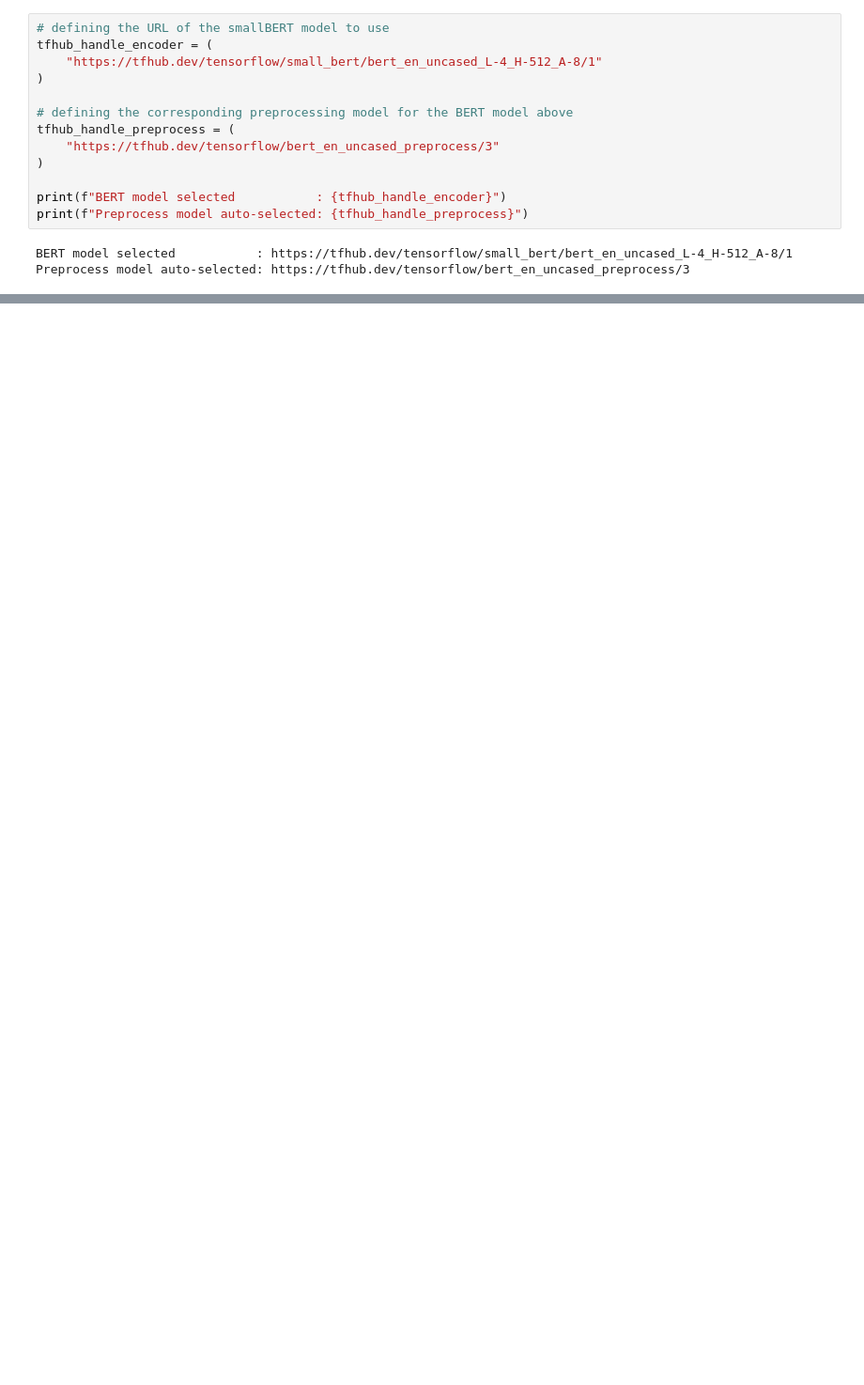
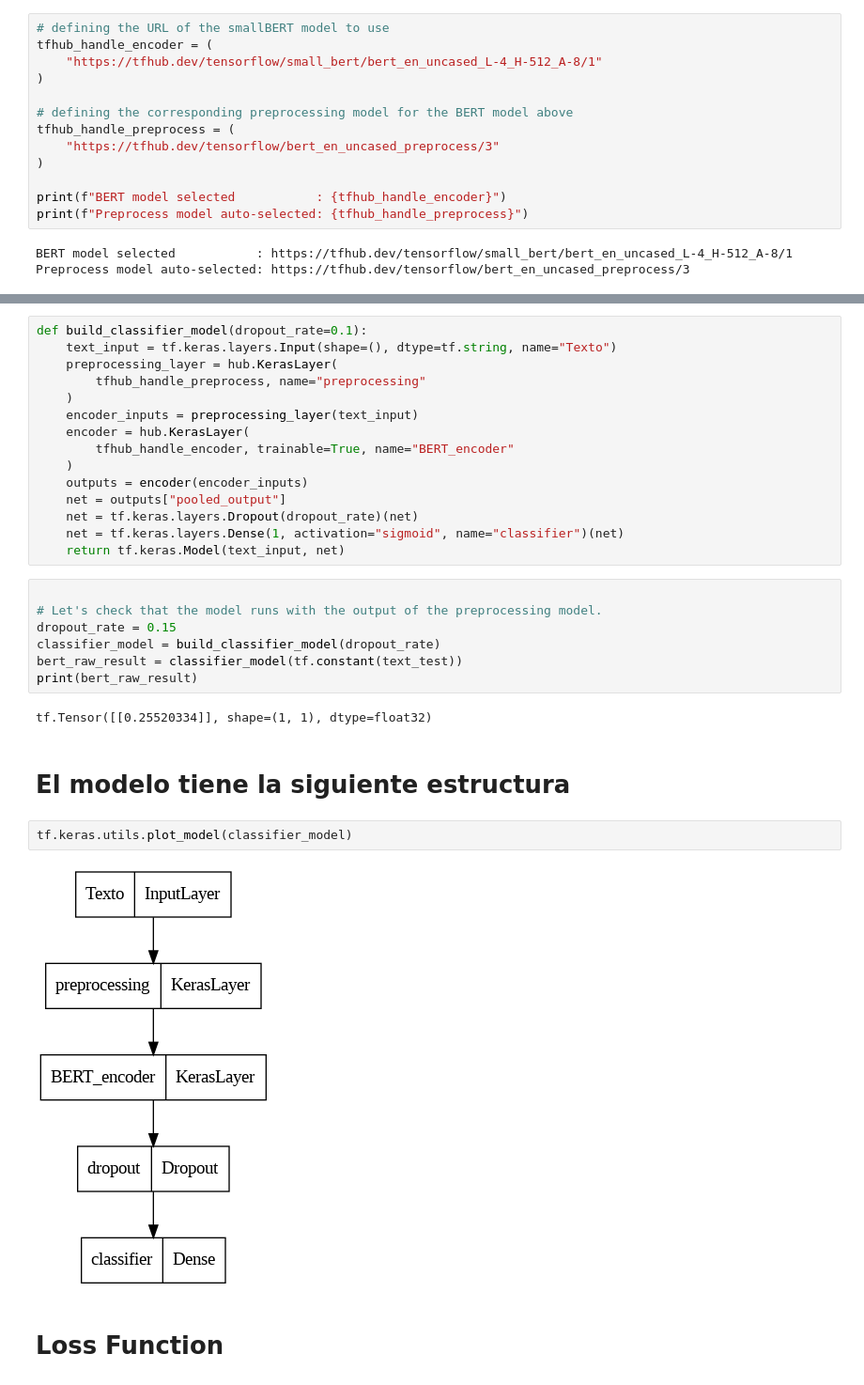
Before and after one commit to Verificado-Profesional/data-modeling, a Jupyter notebook: AnalisysSentimentModel.ipynb, the cells around one changed output, grey strips where cells are left out. Shown at 94% size. Cells and saved outputs as stored; diff of their text form; blank space fills up the shorter version.

Commit message:
avanzo con bert classifier

```diff
--- a/AnalisysSentimentModel.ipynb
+++ b/AnalisysSentimentModel.ipynb
@@ -108,0 +166,32 @@ Preprocess model auto-selected: https://tfhub.dev/tensorflow/bert_en_uncased_pre
+# %%
+def build_classifier_model(dropout_rate=0.1):
+    text_input = tf.keras.layers.Input(shape=(), dtype=tf.string, name="Texto")
+    preprocessing_layer = hub.KerasLayer(
+        tfhub_handle_preprocess, name="preprocessing"
+    )
+    encoder_inputs = preprocessing_layer(text_input)
+    encoder = hub.KerasLayer(
+        tfhub_handle_encoder, trainable=True, name="BERT_encoder"
+    )
+    outputs = encoder(encoder_inputs)
+    net = outputs["pooled_output"]
+    net = tf.keras.layers.Dropout(dropout_rate)(net)
+    net = tf.keras.layers.Dense(1, activation="sigmoid", name="classifier")(net)
+    return tf.keras.Model(text_input, net)
+# %%
+
+# Let's check that the model runs with the output of the preprocessing model.
+dropout_rate = 0.15
+classifier_model = build_classifier_model(dropout_rate)
+bert_raw_result = classifier_model(tf.constant(text_test))
+print(bert_raw_result)
+# %% [output]
+tf.Tensor([[0.25520334]], shape=(1, 1), dtype=float32)
+# %% [markdown]
+# El modelo tiene la siguiente estructura
+# %%
+tf.keras.utils.plot_model(classifier_model)
+# %% [output]
+[figure, added]
+# %% [markdown]
+# Loss Function
```
Also changed, not shown: parts of 24 cells of this notebook.
